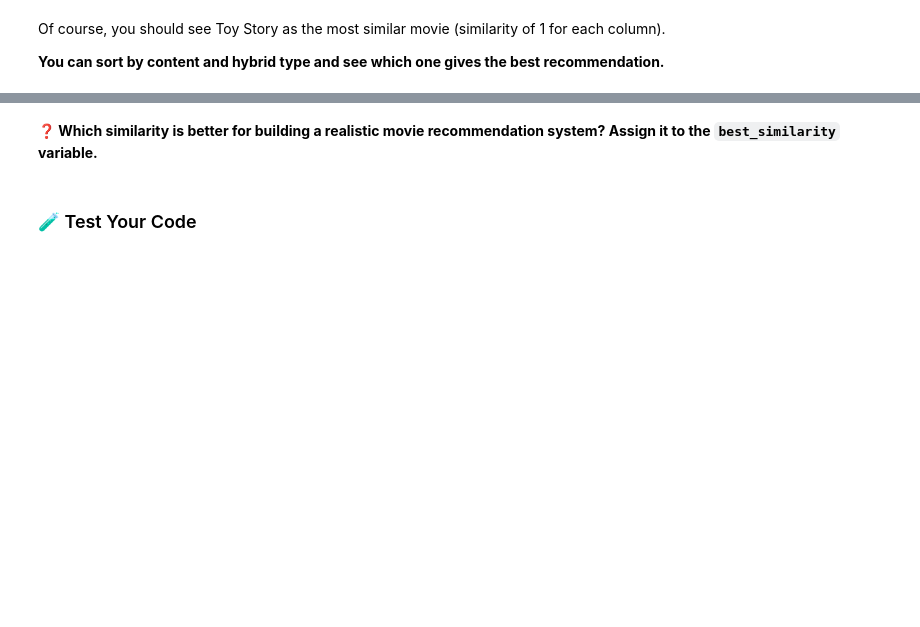
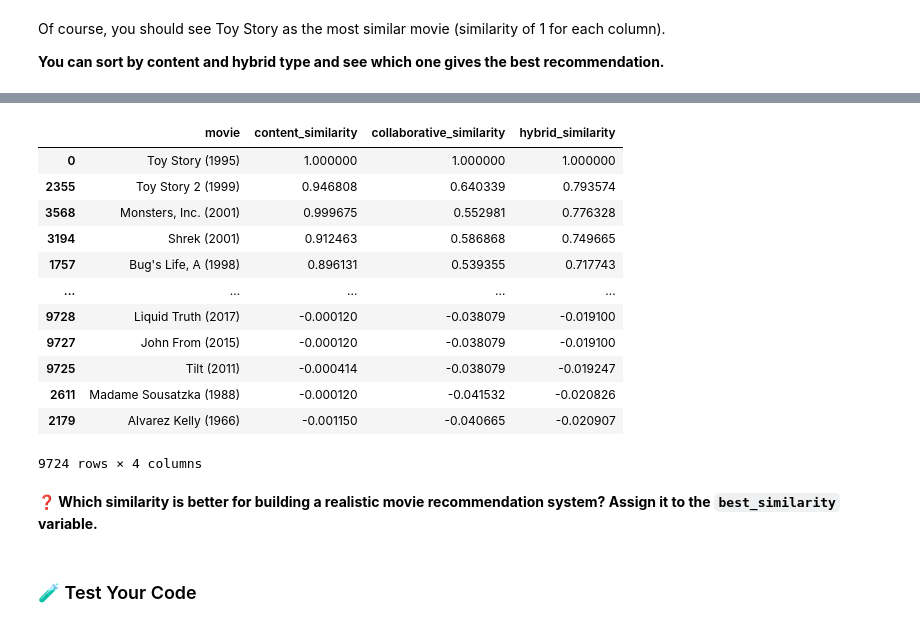
Before and after one commit to itsyeren/data-movie-recommendation, a Jupyter notebook: recommender-system.ipynb, the cells around one changed output, grey strips where cells are left out. Cells and saved outputs as stored; diff of their text form; code cells hidden in the pictures; blank space fills up the shorter version.

```diff
--- a/recommender-system.ipynb
+++ b/recommender-system.ipynb
@@ -424,3 +484,19 @@ __You can sort by content and hybrid type and see which one gives the best recom
+# %%
+similarity_df.sort_values(by='hybrid_similarity', ascending=False)
+# %% [output]
+|  | movie | content_similarity | collaborative_similarity | hybrid_similarity |
+| 0 | Toy Story (1995) | 1.000000 | 1.000000 | 1.000000 |
+| 2355 | Toy Story 2 (1999) | 0.946808 | 0.640339 | 0.793574 |
+| 3568 | Monsters, Inc. (2001) | 0.999675 | 0.552981 | 0.776328 |
+| 3194 | Shrek (2001) | 0.912463 | 0.586868 | 0.749665 |
+| 1757 | Bug's Life, A (1998) | 0.896131 | 0.539355 | 0.717743 |
+| ... | ... | ... | ... | ... |
+| 9728 | Liquid Truth (2017) | -0.000120 | -0.038079 | -0.019100 |
+| 9727 | John From (2015) | -0.000120 | -0.038079 | -0.019100 |
+| 9725 | Tilt (2011) | -0.000414 | -0.038079 | -0.019247 |
+| 2611 | Madame Sousatzka (1988) | -0.000120 | -0.041532 | -0.020826 |
+| 2179 | Alvarez Kelly (1966) | -0.001150 | -0.040665 | -0.020907 |
+9724 rows × 4 columns
 # %% [markdown]
 **❓ Which similarity is better for building a realistic movie recommendation system? Assign it to the `best_similarity` variable.**
 # %%
```
Also changed, not shown: parts of 12 cells of this notebook, 1 other file.
